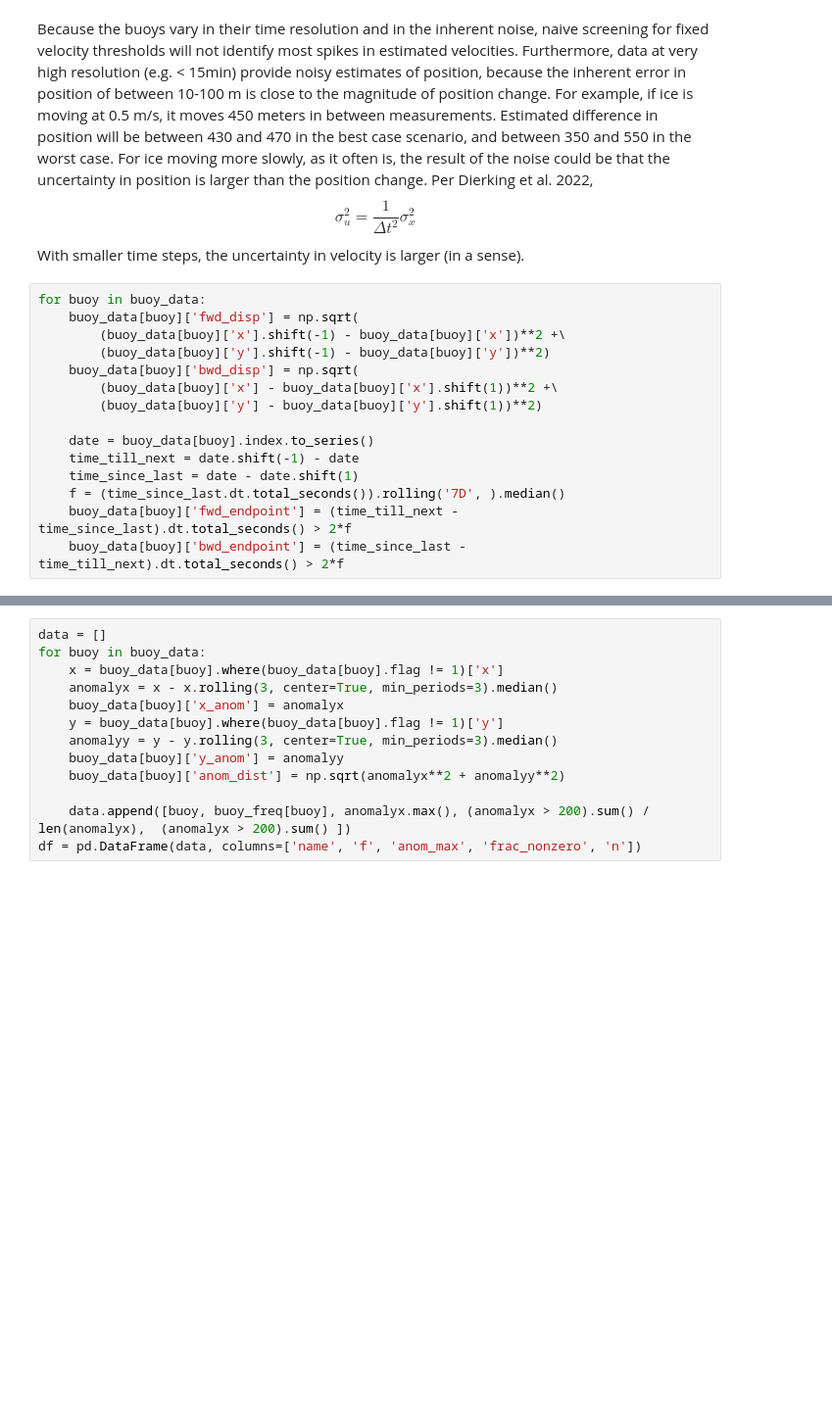
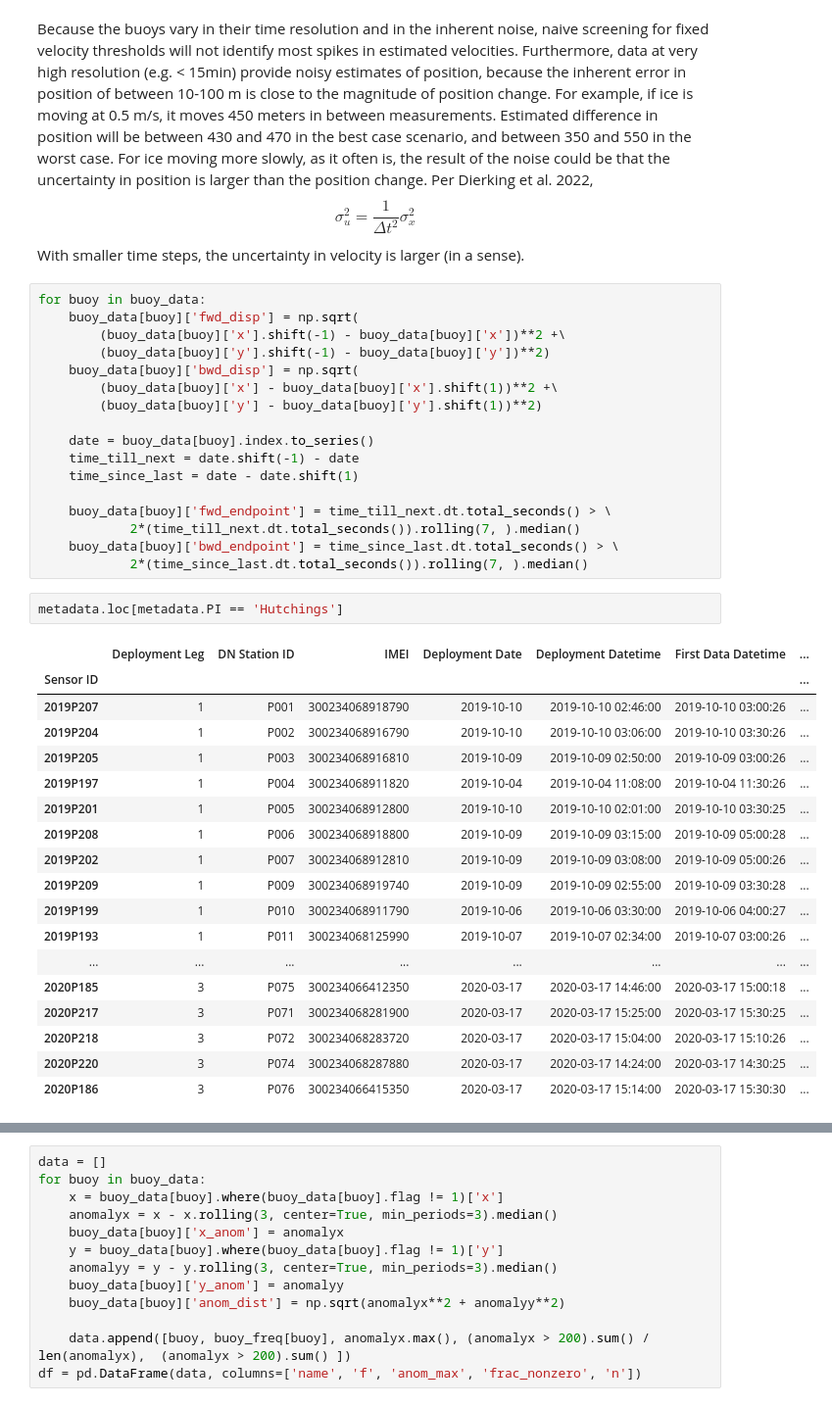
Before and after one commit to danielmwatkins/icedrift, a Jupyter notebook: notebooks/Buoy processing pipeline.ipynb, the cells around one changed output, grey strips where cells are left out. Shown at 98% size. Drawn from its saved outputs; the diff is of its cells as text; blank space fills up the shorter version.

```diff
--- a/notebooks/Buoy processing pipeline.ipynb
+++ b/notebooks/Buoy processing pipeline.ipynb
@@ -207,6 +207,29 @@ for buoy in buoy_data:
     date = buoy_data[buoy].index.to_series()
     time_till_next = date.shift(-1) - date
     time_since_last = date - date.shift(1)
-    f = (time_since_last.dt.total_seconds()).rolling('7D', ).median()
-    buoy_data[buoy]['fwd_endpoint'] = (time_till_next - time_since_last).dt.total_seconds() > 2*f
-    buoy_data[buoy]['bwd_endpoint'] = (time_since_last - time_till_next).dt.total_seconds() > 2*f
+
+    buoy_data[buoy]['fwd_endpoint'] = time_till_next.dt.total_seconds() > \
+            2*(time_till_next.dt.total_seconds()).rolling(7, ).median()
+    buoy_data[buoy]['bwd_endpoint'] = time_since_last.dt.total_seconds() > \
+            2*(time_since_last.dt.total_seconds()).rolling(7, ).median()
+# %%
+metadata.loc[metadata.PI == 'Hutchings']
+# %% [output]
+|  | Deployment Leg | DN Station ID | IMEI | Deployment Date | Deployment Datetime | First Data Datetime | ... |
+| Sensor ID |  |  |  |  |  |  | ... |
+| 2019P207 | 1 | P001 | 300234068918790 | 2019-10-10 | 2019-10-10 02:46:00 | 2019-10-10 03:00:26 | ... |
+| 2019P204 | 1 | P002 | 300234068916790 | 2019-10-10 | 2019-10-10 03:06:00 | 2019-10-10 03:30:26 | ... |
+| 2019P205 | 1 | P003 | 300234068916810 | 2019-10-09 | 2019-10-09 02:50:00 | 2019-10-09 03:00:26 | ... |
+| 2019P197 | 1 | P004 | 300234068911820 | 2019-10-04 | 2019-10-04 11:08:00 | 2019-10-04 11:30:26 | ... |
+| 2019P201 | 1 | P005 | 300234068912800 | 2019-10-10 | 2019-10-10 02:01:00 | 2019-10-10 03:30:25 | ... |
+| 2019P208 | 1 | P006 | 300234068918800 | 2019-10-09 | 2019-10-09 03:15:00 | 2019-10-09 05:00:28 | ... |
+| 2019P202 | 1 | P007 | 300234068912810 | 2019-10-09 | 2019-10-09 03:08:00 | 2019-10-09 05:00:26 | ... |
+| 2019P209 | 1 | P009 | 300234068919740 | 2019-10-09 | 2019-10-09 02:55:00 | 2019-10-09 03:30:28 | ... |
+| 2019P199 | 1 | P010 | 300234068911790 | 2019-10-06 | 2019-10-06 03:30:00 | 2019-10-06 04:00:27 | ... |
+| 2019P193 | 1 | P011 | 300234068125990 | 2019-10-07 | 2019-10-07 02:34:00 | 2019-10-07 03:00:26 | ... |
+| ... | ... | ... | ... | ... | ... | ... | ... |
+| 2020P185 | 3 | P075 | 300234066412350 | 2020-03-17 | 2020-03-17 14:46:00 | 2020-03-17 15:00:18 | ... |
+| 2020P217 | 3 | P071 | 300234068281900 | 2020-03-17 | 2020-03-17 15:25:00 | 2020-03-17 15:30:25 | ... |
+| 2020P218 | 3 | P072 | 300234068283720 | 2020-03-17 | 2020-03-17 15:04:00 | 2020-03-17 15:10:26 | ... |
+| 2020P220 | 3 | P074 | 300234068287880 | 2020-03-17 | 2020-03-17 14:24:00 | 2020-03-17 14:30:25 | ... |
+| 2020P186 | 3 | P076 | 300234066415350 | 2020-03-17 | 2020-03-17 15:14:00 | 2020-03-17 15:30:30 | ... |
```
Also changed, not shown: parts of 2 cells of this notebook.
